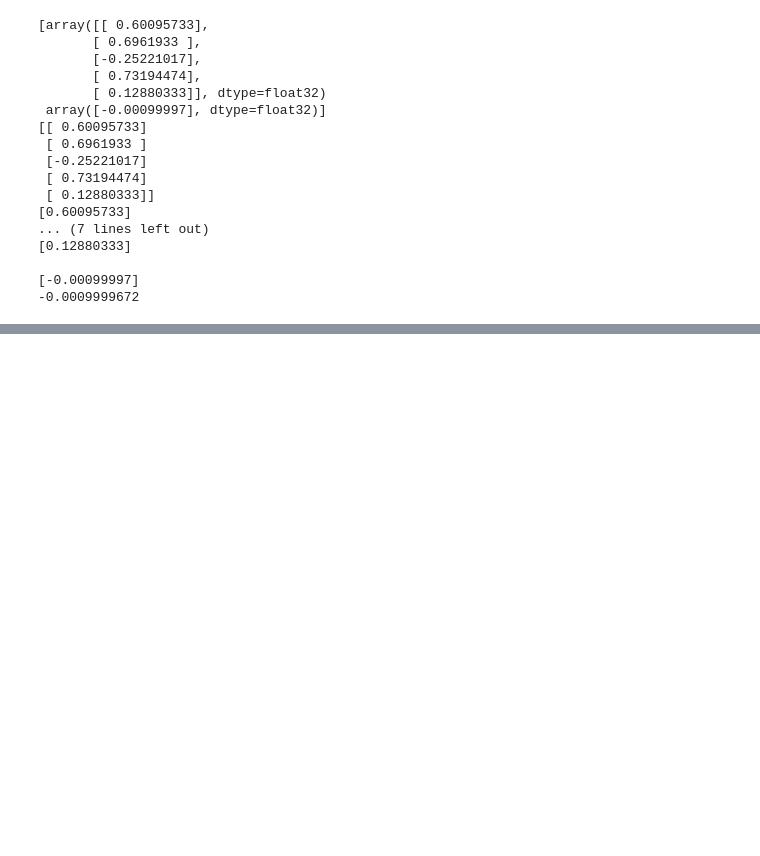
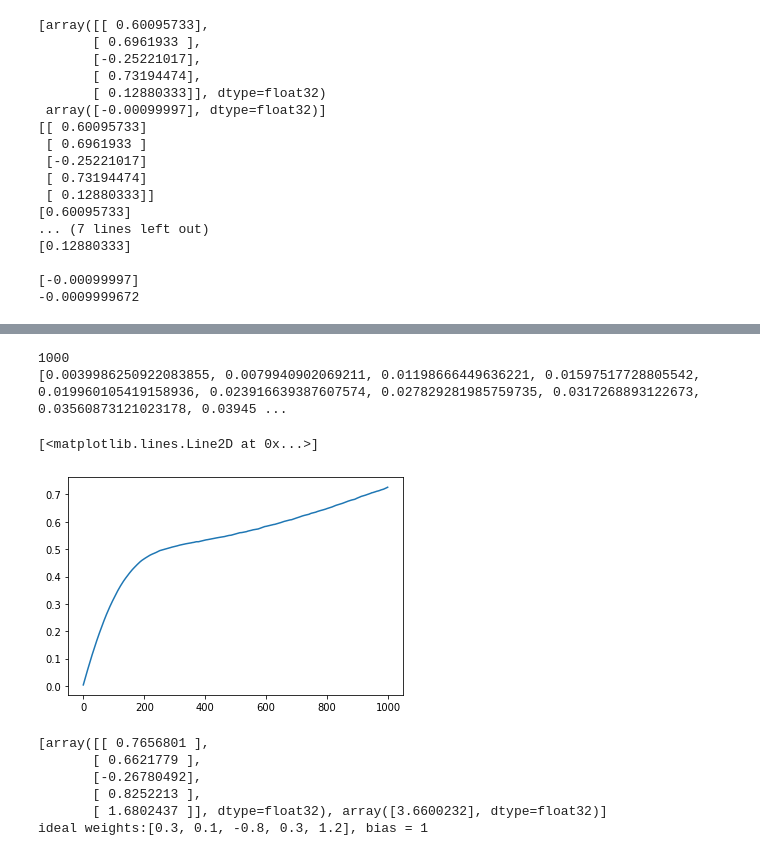
Before and after one commit to ANSH-RIYAL/AsymptoticExtrapolation, a Jupyter notebook: Single Layer Dense Network.ipynb, the cells around one changed output, grey strips where cells are left out. Drawn from its saved outputs; the diff is of its cells as text; code cells hidden in the pictures; blank space fills up the shorter version.

```diff
--- a/Single Layer Dense Network.ipynb
+++ b/Single Layer Dense Network.ipynb
@@ -225,0 +252,22 @@ plt.plot(a1)
+# %%
+bias = []
+for i in range(int(npTA.shape[0])):
+    bias.append(float(npTA[i][1][0]))
+print(len(bias))
+print(bias[:10])
+plt.plot(bias)
+# %% [output]
+1000
+[0.0039986250922083855, 0.0079940902069211, 0.01198666449636221, 0.01597517728805542, 0.019960105419158936, 0.023916639387607574, 0.027829281985759735, 0.0317268893122673, 0.03560873121023178, 0.03945 ...
+[<matplotlib.lines.Line2D at 0x...>]
+[figure, added]
+# %%
+print(model.get_weights())
+print("ideal weights:{}, bias = 1".format([0.3,0.1,-0.8,0.3,1.2]))
+# %% [output]
+[array([[ 0.7656801 ],
+       [ 0.6621779 ],
+       [-0.26780492],
+       [ 0.8252213 ],
+       [ 1.6802437 ]], dtype=float32), array([3.6600232], dtype=float32)]
+ideal weights:[0.3, 0.1, -0.8, 0.3, 1.2], bias = 1
```
Also changed, not shown: parts of 12 cells of this notebook.
